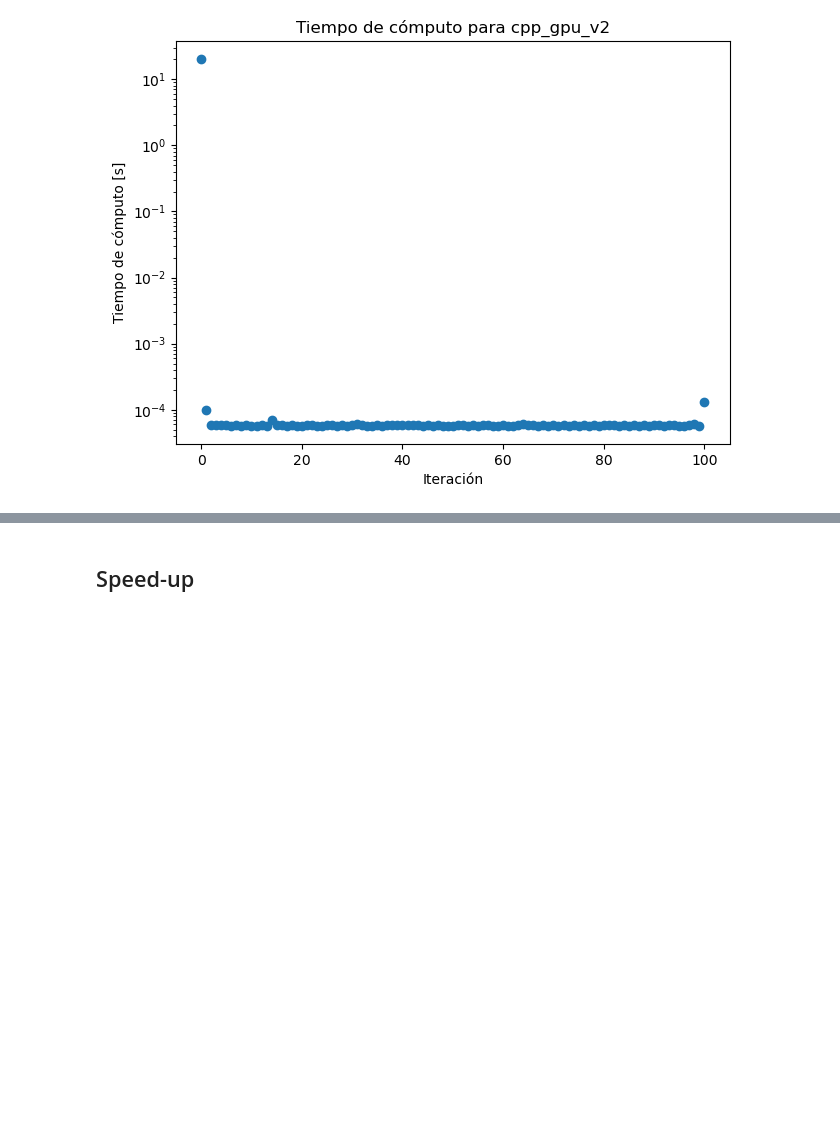
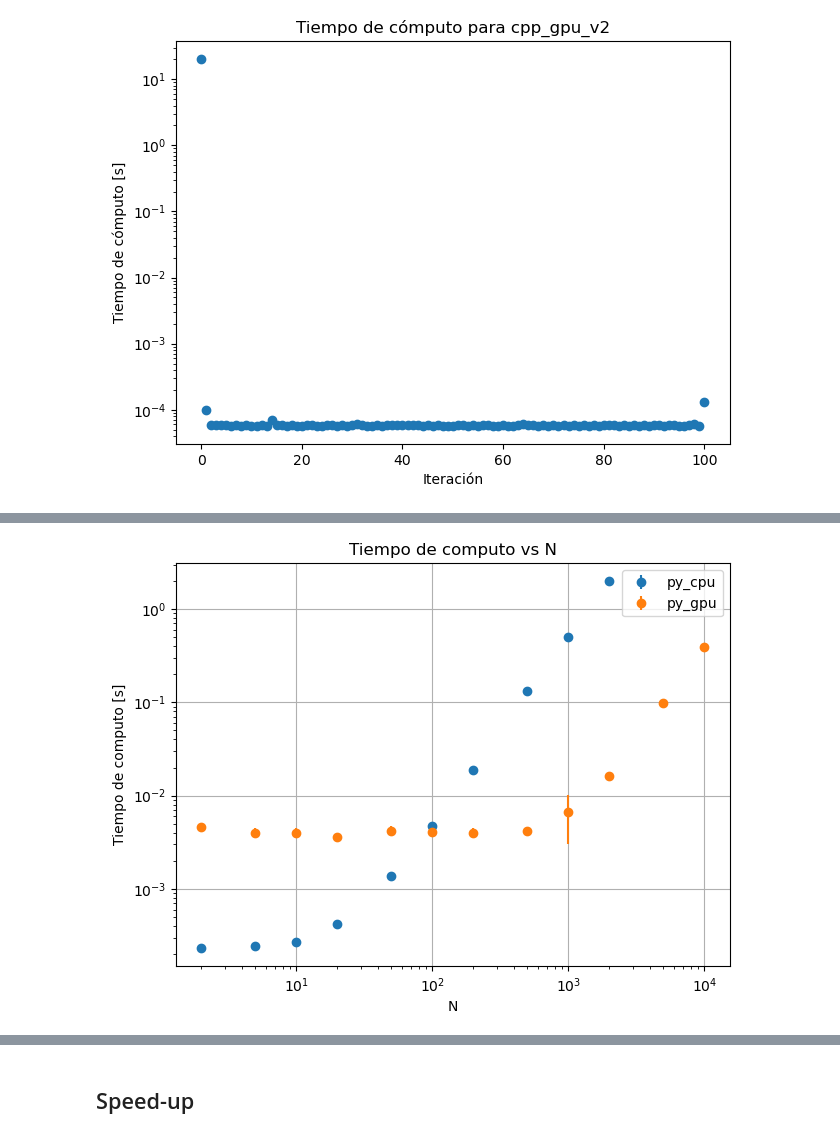
Before and after one commit to Lupama2/Maestria-Bunkin-equlibrio-en-avalancha, a Jupyter notebook: graficos_rendimiento.ipynb, the cells around one changed output, grey strips where cells are left out. Drawn from its saved outputs; the diff is of its cells as text; code cells hidden in the pictures; blank space fills up the shorter version.

```diff
--- a/graficos_rendimiento.ipynb
+++ b/graficos_rendimiento.ipynb
@@ -79,0 +87,4 @@ plt.show()
+# %%
+t_computo_vs_N(0, 2, "py_all")
+# %% [output]
+[figure, added]
```
Also changed, not shown: parts of 7 cells of this notebook, 10 other files.
